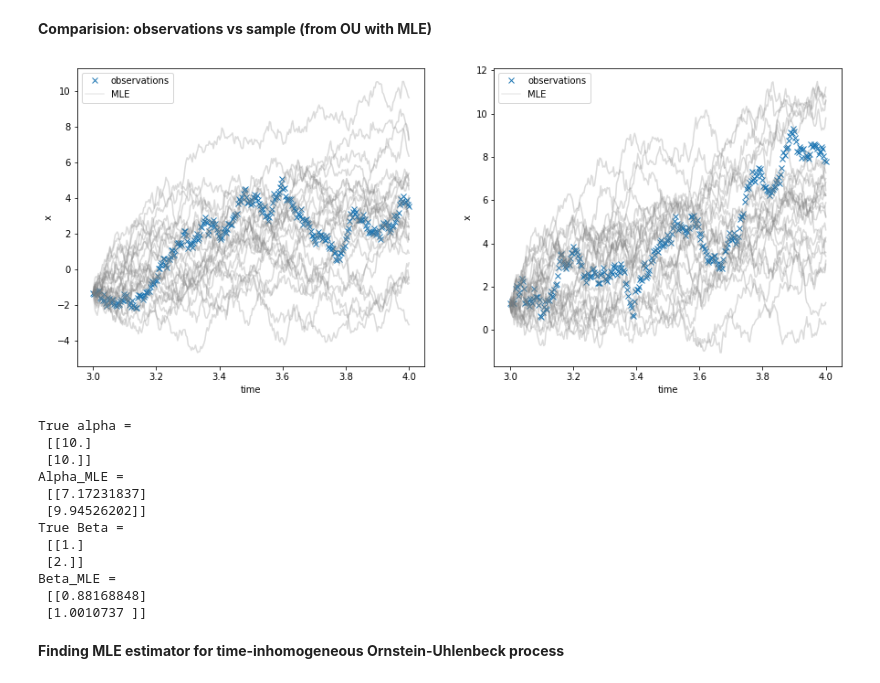
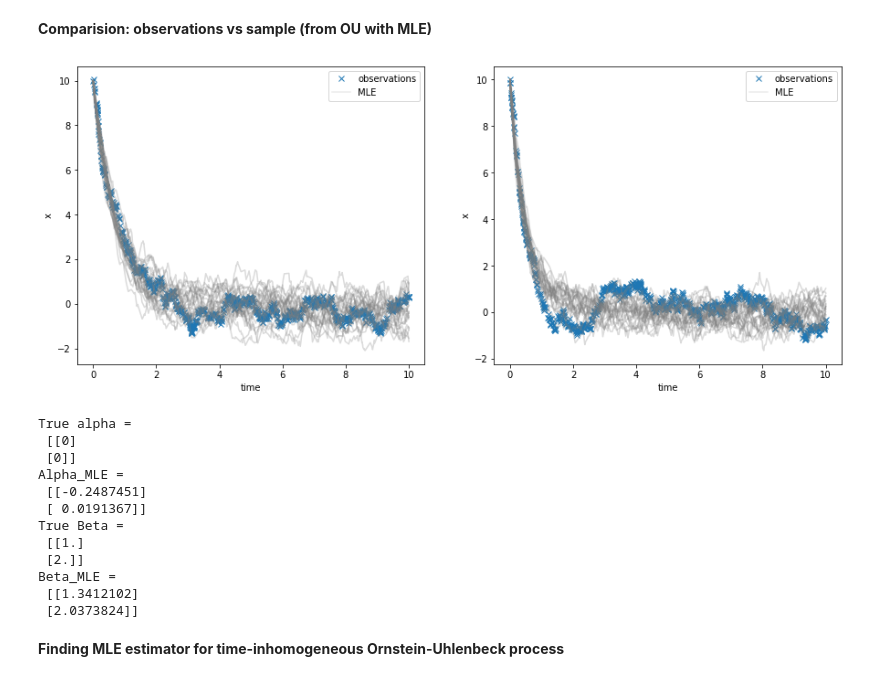
Before and after one commit to thysics/VI_SDE, a Jupyter notebook: EX01_MLE.ipynb, the cells around one changed output. Saved outputs shown, nothing was run; the diff lists cells and outputs as text; code cells hidden in the pictures.

```diff
--- a/EX01_MLE.ipynb
+++ b/EX01_MLE.ipynb
@@ -16,14 +17,14 @@ from class_vp_tou import tOU, tOU_Score
 1. Simulate two sample path from OU process
 # %%
 D = 2
-alpha = torch.tensor(10.).repeat(D, 1)
+alpha = torch.tensor(0).repeat(D, 1)
 beta = torch.tensor([1.,2.]).reshape(-1,1)
-z0 = torch.randn((D, 1))
+z0 = 10
 sigma = torch.tensor(1.).repeat(D,1)
 # %% [markdown]
 **Note that the diffusion simulation based on Euler-Maruyama results in very smooth plot once dt > 2.**
 # %%
-true_ou = OU(t0 = 3., t1 = 4., z0 = z0, alpha = alpha, beta = beta, sigma = sigma, dN=300, D = D, timegrid='True')
+true_ou = OU(t0 = 0., t1 = 10., z0 = z0, alpha = alpha, beta = beta, sigma = sigma, dN=1000, timegrid='False')
 # %%
 plt.figure(figsize=(7, 4))
 plt.xlabel("Time")
@@ -39,13 +40,14 @@ plt.show()
 alpha_ = torch.randn((2, 1))
 beta_ = torch.tensor([5., 5.]).reshape(-1,1)
 
-learning_rate = 0.05
 
-for i in range(10000):
-    lr = 0.1
-    mle = OU_Score(true_ou)
-    update = mle.compute_score(alpha = alpha_, beta=beta_)
+learning_rate = 0.005
 
+for i in range(1000):
+    params = torch.stack([alpha_, beta_, sigma])
+
+    lr = 0.05
+    update = ou_gradient(true_ou.pts, true_ou.trj, params)
     alpha_ += learning_rate * update['alpha']
     beta__ =  beta_ + learning_rate * update['beta']
 
@@ -57,6 +59,7 @@ for i in range(10000):
                     beta__[d] = beta_[d] + lr * update['beta'][d]
                     lr *= 0.5
     beta_ = beta__
-    if i % 1000 == 0:
-        print("beta = ", beta_.data.numpy(), 'alpha = ', alpha_.data.numpy(), 'LL = ', update['LL'])
+
+    if i % 500 == 0:
+        print('alpha = ', alpha_.data.numpy(), "beta = ", beta_.data.numpy(),  'LL = ', update['LL'])
 # %% [output]
@@ -82,35 +74,35 @@ beta =  [[0.88168848]
 # %%
 fig, ax = plt.subplots(nrows=1, ncols=2, figsize=(15,6))
 # plt.title("Fitted Process: MLE")
 for j, ax in enumerate(ax.ravel()):
     ax.plot(true_ou.pts[j], true_ou.trj[j], 'x', label='observations')
     for i in range(25):
-        vi = OU(t0 = 3., t1 = 4., z0 = z0, alpha = alpha_, beta = beta_, sigma = sigma, dN=300, D = D, timegrid='True')
+        vi = OU(t0 = 0., t1 = 10., z0 = z0, alpha = alpha_, beta = beta_, sigma = sigma, dN=300, timegrid='True')
         ax.plot(vi.pts[j], vi.trj[j], alpha=0.15, color='grey')
         ax.plot(vi.pts[j], vi.trj[j], alpha=0.15, color='grey')
         if i == 24:
             ax.plot(vi.pts[j], vi.trj[j], alpha=0.15, color='grey', label='MLE')
     ax.set_xlabel("time")
     ax.set_ylabel("x")
     ax.legend()
 plt.show()
 # %% [output]
-[figure, old version]
+[figure, new version]
 # %%
 print("True alpha = \n", alpha.data.numpy(), "\nAlpha_MLE = \n", alpha_.data.numpy(), "\nTrue Beta = \n", beta.data.numpy(), "\nBeta_MLE = \n", beta_.data.numpy())
 # %% [output]
 True alpha =
- [[10.]
- [10.]]
+ [[0]
+ [0]]
 Alpha_MLE =
- [[7.17231837]
- [9.94526202]]
+ [[-0.2487451]
+ [ 0.0191367]]
 True Beta =
  [[1.]
  [2.]]
 Beta_MLE =
- [[0.88168848]
- [1.0010737 ]]
+ [[1.3412102]
+ [2.0373824]]
 # %% [markdown]
 **Finding MLE estimator for time-inhomogeneous Ornstein-Uhlenbeck process**
 # %% [markdown]
```
Also changed, not shown: parts of 8 cells of this notebook, 8 other files.
